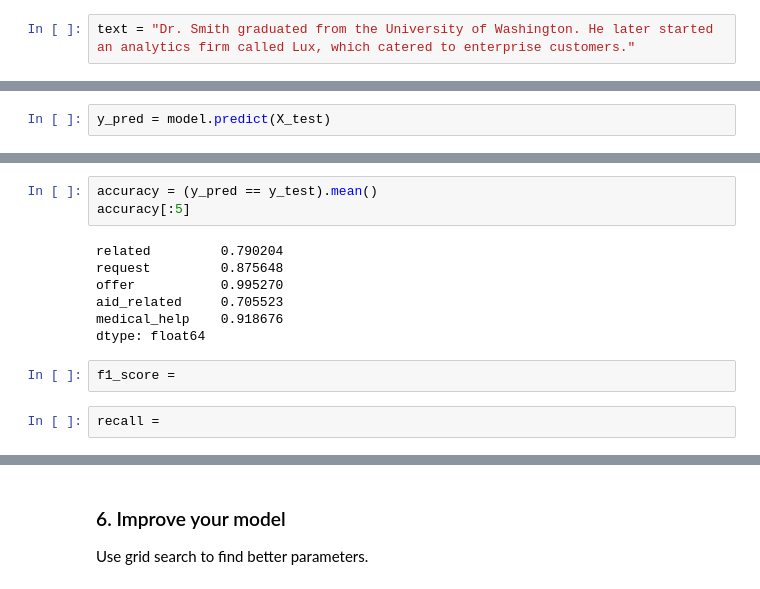
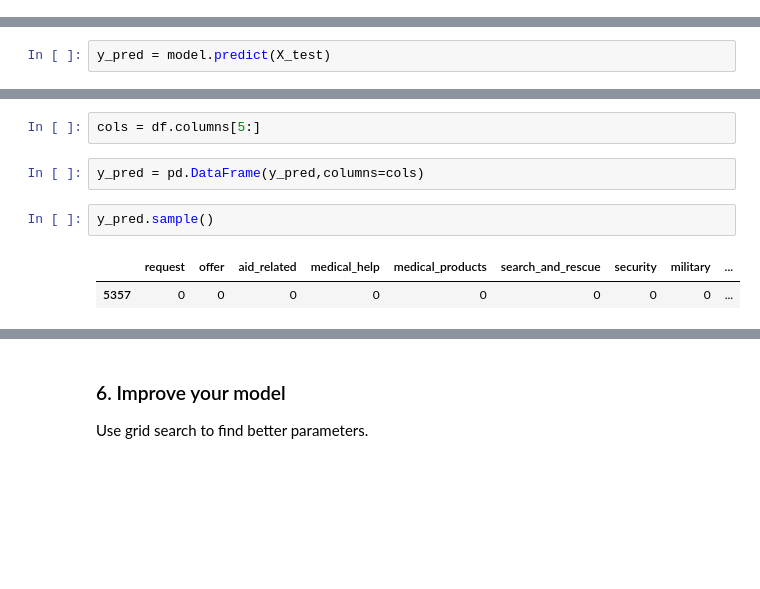
Before and after one commit to mengfanchun2017/udacity-data-academy_public, a Jupyter notebook: _dsnd/p2_pipeline/p_lm/ML Pipeline Preparation_lm2.ipynb, the cells around one changed output, grey strips where cells are left out. Drawn from its saved outputs; the diff is of its cells as text; blank space fills up the shorter version.

```diff
--- a/_dsnd/p2_pipeline/p_lm/ML Pipeline Preparation_lm2.ipynb
+++ b/_dsnd/p2_pipeline/p_lm/ML Pipeline Preparation_lm2.ipynb
@@ -69,7 +70,5 @@ Y.sample()
 # %% [markdown]
 ### 2. Write a tokenization function to process your text data
-# %%
-text = "Dr. Smith graduated from the University of Washington. He later started an analytics firm called Lux, which catered to enterprise customers."
 # %%
 def tokenize(text):
     tokens = word_tokenize(text)
@@ -179,14 +143,9 @@ NameError: name 'p_pred' is not defined
-# %%
-accuracy = (y_pred == y_test).mean()
-accuracy[:5]
-# %% [output]
-related         0.790204
-request         0.875648
-offer           0.995270
-aid_related     0.705523
-medical_help    0.918676
-dtype: float64
-# %%
-f1_score =
-# %%
-recall =
+# %%
+cols = df.columns[5:]
+# %%
+y_pred = pd.DataFrame(y_pred,columns=cols)
+# %%
+y_pred.sample()
+# %% [output]
+|  | request | offer | aid_related | medical_help | medical_products | search_and_rescue | security | military | ... |
+| 5357 | 0 | 0 | 0 | 0 | 0 | 0 | 0 | 0 | ... |
```
Also changed, not shown: parts of 12 cells of this notebook.
